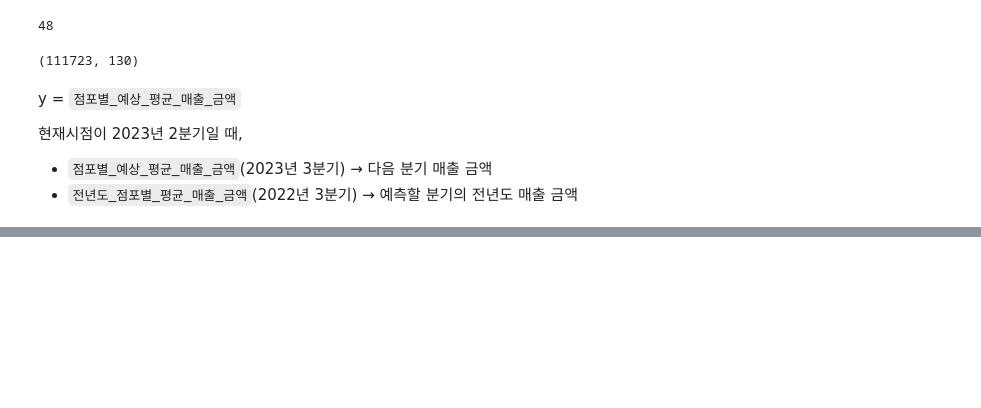
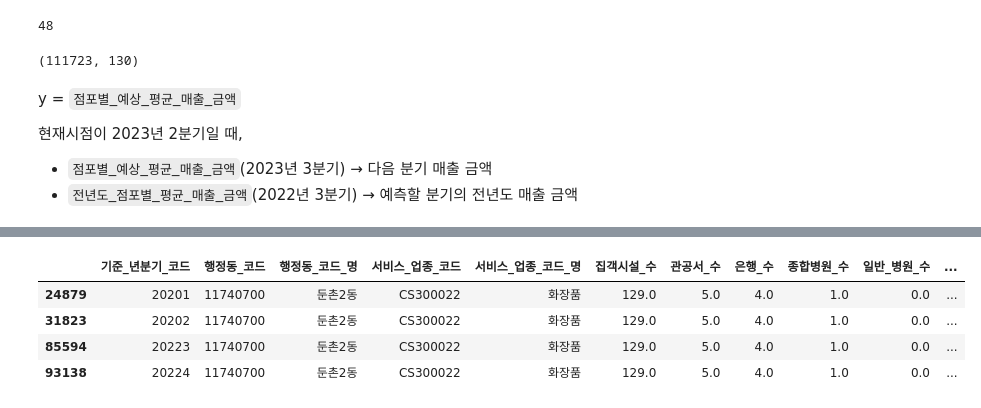
Before and after one commit to KT-AIvle-4th-Big-Project-Team2/SAI, a Jupyter notebook: Modeling/data cleansing_행정동.ipynb, the cells around one changed output, grey strips where cells are left out. Saved outputs shown, nothing was run; the diff lists cells and outputs as text; code cells hidden in the pictures; blank space fills up the shorter version.

```diff
--- a/Modeling/data cleansing_행정동.ipynb
+++ b/Modeling/data cleansing_행정동.ipynb
@@ -1168,3 +1168,3 @@ predict[['기준_년분기_코드', '행정동_코드_명', '서비스_업종_
 # %%
-# predict = predict.sort_index()
-# predict.to_csv('../../data/preprocessed data/dong_service_data_predict.csv', index=False)
+predict = predict.sort_index()
+predict.to_csv('../../data/preprocessed data/dong_service_data_predict.csv', index=False)
@@ -1170,0 +1191,8 @@ predict[['기준_년분기_코드', '행정동_코드_명', '서비스_업종_
+# %%
+predict[(predict['행정동_코드_명'] == '둔촌2동') & (predict['서비스_업종_코드_명'] == '화장품')]
+# %% [output]
+|  | 기준_년분기_코드 | 행정동_코드 | 행정동_코드_명 | 서비스_업종_코드 | 서비스_업종_코드_명 | 집객시설_수 | 관공서_수 | 은행_수 | 종합병원_수 | 일반_병원_수 | ... |
+| 24879 | 20201 | 11740700 | 둔촌2동 | CS300022 | 화장품 | 129.0 | 5.0 | 4.0 | 1.0 | 0.0 | ... |
+| 31823 | 20202 | 11740700 | 둔촌2동 | CS300022 | 화장품 | 129.0 | 5.0 | 4.0 | 1.0 | 0.0 | ... |
+| 85594 | 20223 | 11740700 | 둔촌2동 | CS300022 | 화장품 | 129.0 | 5.0 | 4.0 | 1.0 | 0.0 | ... |
+| 93138 | 20224 | 11740700 | 둔촌2동 | CS300022 | 화장품 | 129.0 | 5.0 | 4.0 | 1.0 | 0.0 | ... |
```
Also changed, not shown: parts of 3 cells of this notebook, 1 other file.
